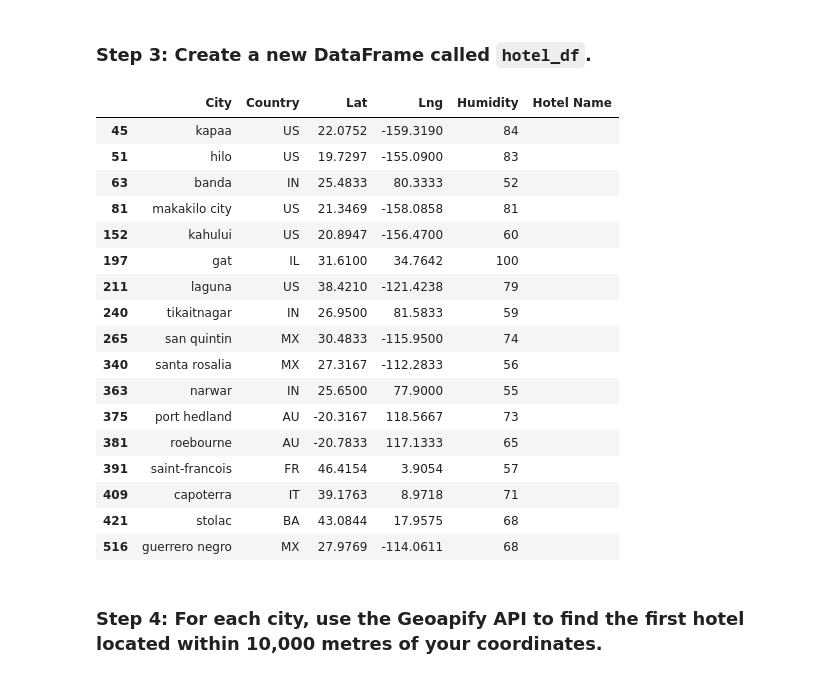
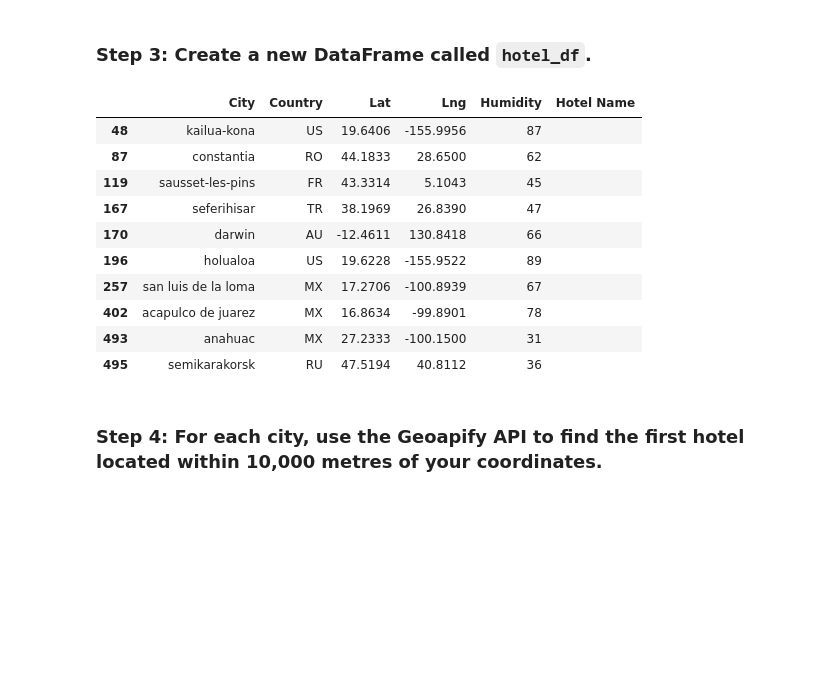
Before and after one commit to Jaywhitt00/python-api-challenge, a Jupyter notebook: VacationPy.ipynb, the cells around one changed output. Saved outputs shown, nothing was run; the diff lists cells and outputs as text; code cells hidden in the pictures; blank space fills up the shorter version.

```diff
--- a/VacationPy.ipynb
+++ b/VacationPy.ipynb
@@ -44,12 +56,17 @@ city_data_df.head()
 ### Step 2: Narrow down the `city_data_df` DataFrame to find your ideal weather condition
 # %%
 # Narrow down cities that fit criteria and drop any results with null values
-# YOUR CODE HERE
+city_final = city_data_df.loc[
+    (city_data_df["Max Temp"] < 27) & (city_data_df["Max Temp"] > 21) \
+    & (city_data_df["Wind Speed"] < 4.5) \
+    & (city_data_df["Cloudiness"] == 0)
+]
+
 
 # Drop any rows with null values
-# YOUR CODE HERE
+city_final = city_final.dropna()
 
 # Display sample data
-# YOUR CODE HERE
+city_final
 # %% [output]
 |  | City_ID | City | Lat | Lng | Max Temp | Humidity | Cloudiness | Wind Speed | Country | Date |
@@ -74,32 +84,25 @@ city_data_df.head()
 ### Step 3: Create a new DataFrame called `hotel_df`.
 # %%
 # Use the Pandas copy function to create DataFrame called hotel_df to store the city, country, coordinates, and humidity
-# YOUR CODE HERE
+hotel_df = city_final.copy()
+hotel_df = hotel_df[["City","Country","Lat","Lng","Humidity"]]
 
 # Add an empty column, "Hotel Name," to the DataFrame so you can store the hotel found using the Geoapify API
-# YOUR CODE HERE
-
+hotel_df["Hotel Name"] = ""
 # Display sample data
-# YOUR CODE HERE
+hotel_df
 # %% [output]
 |  | City | Country | Lat | Lng | Humidity | Hotel Name |
-| 45 | kapaa | US | 22.0752 | -159.3190 | 84 |  |
-| 51 | hilo | US | 19.7297 | -155.0900 | 83 |  |
-| 63 | banda | IN | 25.4833 | 80.3333 | 52 |  |
-| 81 | makakilo city | US | 21.3469 | -158.0858 | 81 |  |
-| 152 | kahului | US | 20.8947 | -156.4700 | 60 |  |
-| 197 | gat | IL | 31.6100 | 34.7642 | 100 |  |
-| 211 | laguna | US | 38.4210 | -121.4238 | 79 |  |
-| 240 | tikaitnagar | IN | 26.9500 | 81.5833 | 59 |  |
-| 265 | san quintin | MX | 30.4833 | -115.9500 | 74 |  |
-| 340 | santa rosalia | MX | 27.3167 | -112.2833 | 56 |  |
-| 363 | narwar | IN | 25.6500 | 77.9000 | 55 |  |
-| 375 | port hedland | AU | -20.3167 | 118.5667 | 73 |  |
-| 381 | roebourne | AU | -20.7833 | 117.1333 | 65 |  |
-| 391 | saint-francois | FR | 46.4154 | 3.9054 | 57 |  |
-| 409 | capoterra | IT | 39.1763 | 8.9718 | 71 |  |
-| 421 | stolac | BA | 43.0844 | 17.9575 | 68 |  |
-| 516 | guerrero negro | MX | 27.9769 | -114.0611 | 68 |  |
+| 48 | kailua-kona | US | 19.6406 | -155.9956 | 87 |  |
+| 87 | constantia | RO | 44.1833 | 28.6500 | 62 |  |
+| 119 | sausset-les-pins | FR | 43.3314 | 5.1043 | 45 |  |
+| 167 | seferihisar | TR | 38.1969 | 26.8390 | 47 |  |
+| 170 | darwin | AU | -12.4611 | 130.8418 | 66 |  |
+| 196 | holualoa | US | 19.6228 | -155.9522 | 89 |  |
+| 257 | san luis de la loma | MX | 17.2706 | -100.8939 | 67 |  |
+| 402 | acapulco de juarez | MX | 16.8634 | -99.8901 | 78 |  |
+| 493 | anahuac | MX | 27.2333 | -100.1500 | 31 |  |
+| 495 | semikarakorsk | RU | 47.5194 | 40.8112 | 36 |  |
 # %% [markdown]
 ### Step 4: For each city, use the Geoapify API to find the first hotel located within 10,000 metres of your coordinates.
 # %%
```
Also changed, not shown: parts of 7 cells of this notebook, 1 other file.
